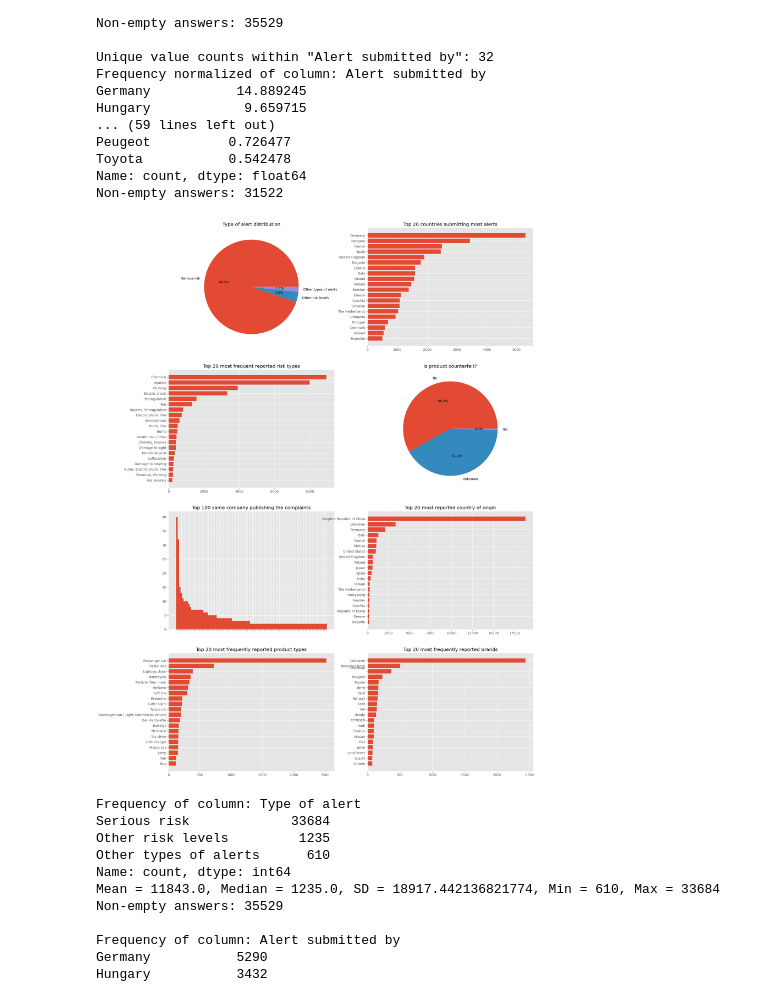
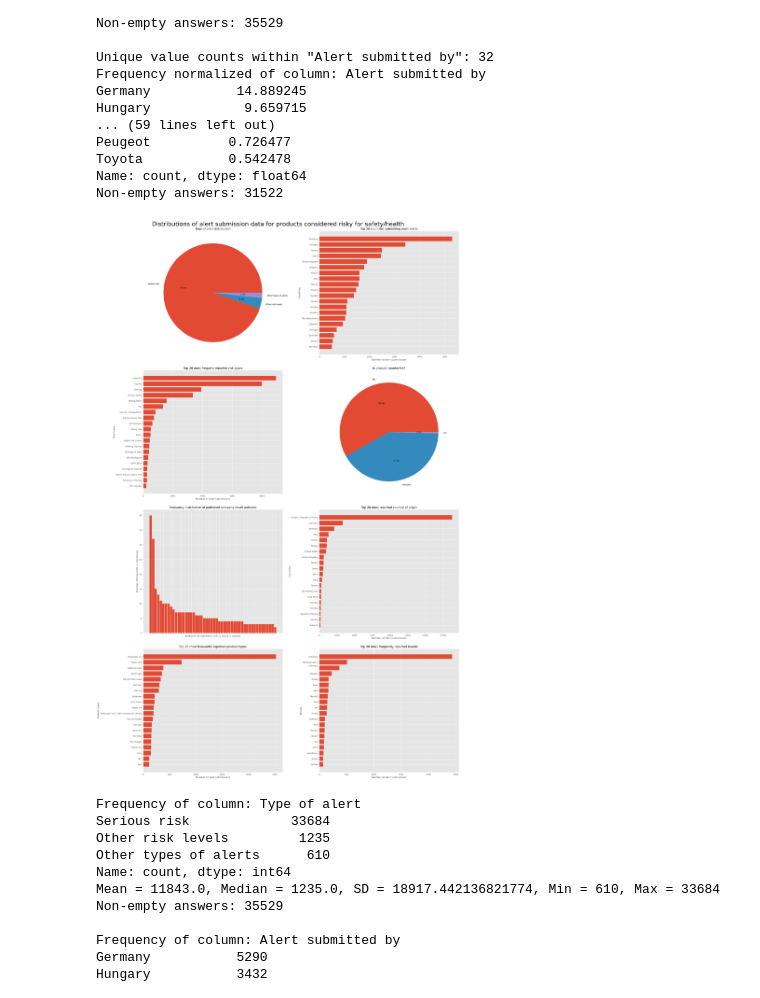
Before and after one commit to noah18c/Data_analysis, a Jupyter notebook: clinic_1/clinic1-2024.ipynb, the cells around one changed output. Cells and saved outputs as stored; diff of their text form; code cells hidden in the pictures.

```diff
--- a/clinic_1/clinic1-2024.ipynb
+++ b/clinic_1/clinic1-2024.ipynb
@@ -238,7 +238,9 @@ def inspected_variables_distributions():
 
     plt.style.use('ggplot')
 
-    fig, subfigs = plt.subplots(4, 2, figsize=(20, 30))
+    fig, subfigs = plt.subplots(4, 2, figsize=(26, 40))
+
+
 
     #Plot distribution of alert_counts using bar because of 3 possible answers
     alert_counts = df_inspected_variables["Type of alert"].value_counts()
@@ -250,45 +252,61 @@ def inspected_variables_distributions():
     subfigs[0,1].barh(alert_submitted_by.index, alert_submitted_by.values)
     subfigs[0,1].invert_yaxis()
     subfigs[0,1].set_title("Top 20 countries submitting most alerts")
+    subfigs[0,1].set_xlabel('Number of alert submissions')
+    subfigs[0,1].set_ylabel('Countries')
 
     #Plot distribution of risk_type using barh because of the large amount of categorical data values for different countries
     risk_type = df_inspected_variables["Risk type"].value_counts().sort_values(ascending=False).head(20)
     subfigs[1,0].barh(risk_type.index, risk_type.values)
     subfigs[1,0].invert_yaxis()
     subfigs[1,0].set_title("Top 20 most frequent reported risk types")
+    subfigs[1,0].set_xlabel('Number of alert submissions')
+    subfigs[1,0].set_ylabel('Risk types')
 
     #Plot distribution of counterfeit using pie because of 3 possible answers
     counterfeit = df_inspected_variables["Counterfeit"].value_counts().sort_values(ascending=False)
     subfigs[1,1].pie(counterfeit.values, labels=counterfeit.index, autopct='%1.1f%%')
     subfigs[1,1].set_title("Is product counterfeit?")
 
     #Plot distribution of company recall page using bar because of few repeated categorical data (distribution will have a very long tail)
-    company_recall_page = df_inspected_variables["Company recall page"].value_counts().sort_values(ascending=False).head(100)
-    subfigs[2,0].bar(company_recall_page.index, company_recall_page.values, width=1)
-    subfigs[2,0].set_title("Top 100 same company publishing the complaints")
+    company_recall_page = df_inspected_variables["Company recall page"].value_counts().sort_values(ascending=False).head(50)
+    subfigs[2,0].bar(company_recall_page.index, company_recall_page.values, width=0.9)
+    subfigs[2,0].set_title("Frequency distribution of published company recall websites")
     subfigs[2,0].set_xticklabels([])
+    subfigs[2,0].set_xlabel('Websites of publishers (URL\'s found in report)')
+    subfigs[2,0].set_ylabel('Number of times URL is mentioned')
 
     #Plot distribution of country of origin using
     country_of_origin = df_inspected_variables["Country of origin"].value_counts().sort_values(ascending=False).head(20)
     subfigs[2,1].barh(country_of_origin.index, country_of_origin.values)
     subfigs[2,1].invert_yaxis()
     subfigs[2,1].set_title("Top 20 most reported country of origin")
+    subfigs[2,1].set_xlabel('Number of alert submissions')
+    subfigs[2,1].set_ylabel('Countries')
 
     #Plot distribution of product types
     product = df_inspected_variables["Product"].value_counts().sort_values(ascending=False).head(20)
     subfigs[3,0].barh(product.index, product.values)
     subfigs[3,0].invert_yaxis()
     subfigs[3,0].set_title("Top 20 most frequently reported product types")
+    subfigs[3,0].set_xlabel('Number of alert submissions')
+    subfigs[3,0].set_ylabel('Product types')
 
     #Plot distribution of reported brands
     brand = df_inspected_variables["Brand"].value_counts().sort_values(ascending=False).head(20)
     subfigs[3,1].barh(brand.index, brand.values)
     subfigs[3,1].invert_yaxis()
     subfigs[3,1].set_title("Top 20 most frequently reported brands")
+    subfigs[3,1].set_xlabel('Number of alert submissions')
+    subfigs[3,1].set_ylabel('Brands')
+
+    fig.suptitle('Distributions of alert submission data for products considered risky for safety/health', fontsize=30)
+    fig.tight_layout(pad=3)
+    plt.show()
 
 inspected_variables_distributions()
 # %% [output]
-[figure, old version]
+[figure, new version]
 # %%
 for column in df_inspected_variables.columns:
     df_column = df_inspected_variables[column].value_counts()
```
Also changed, not shown: parts of 9 cells of this notebook.
